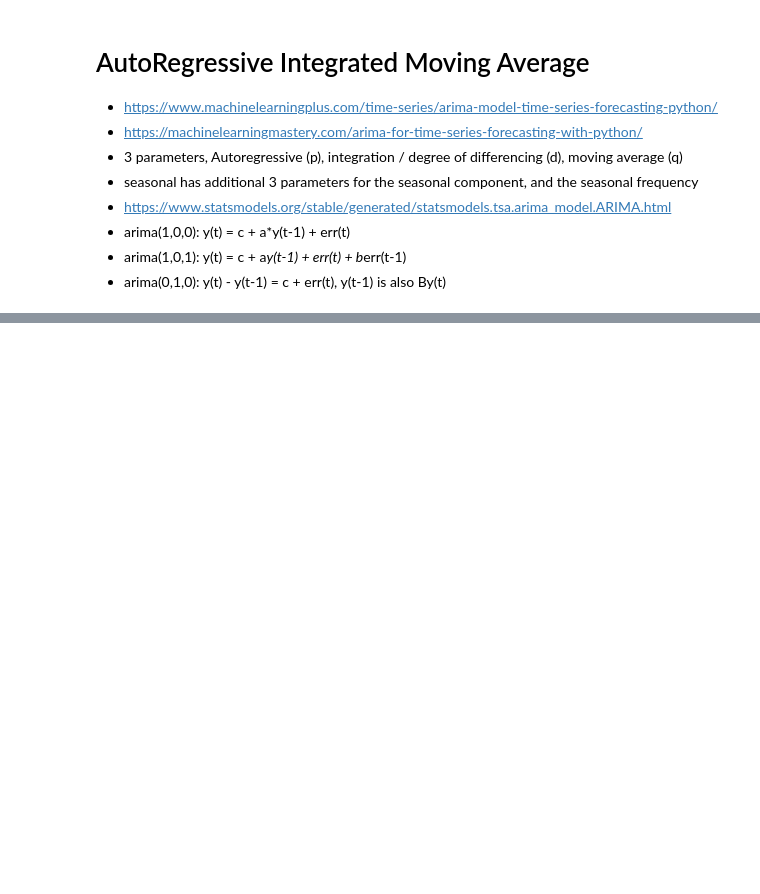
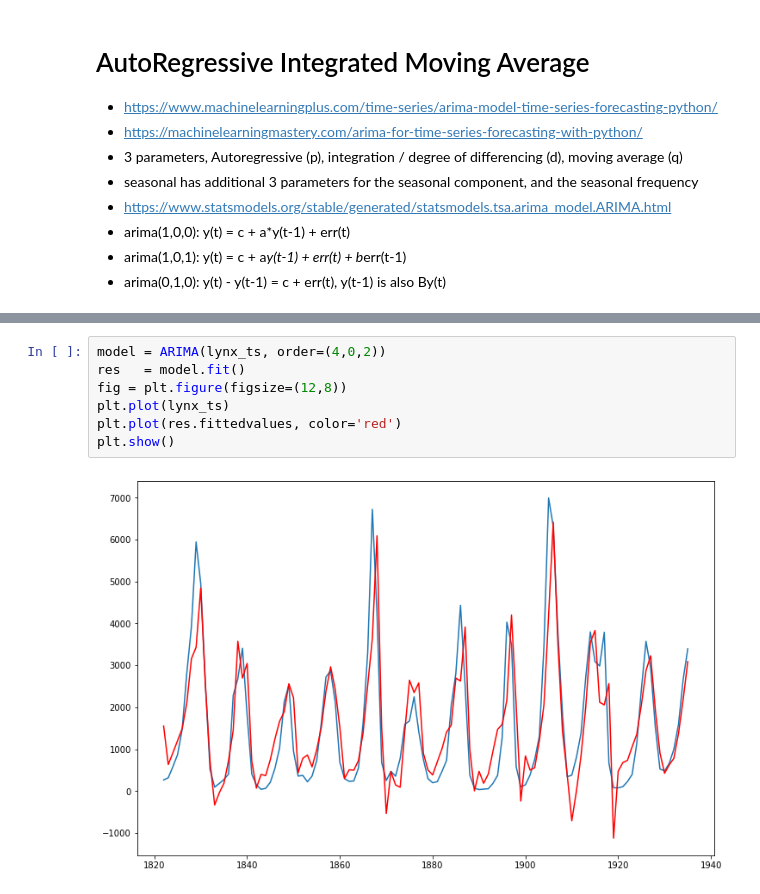
Before and after one commit to darrahts/timeSeriesAnalysis, a Jupyter notebook: arima.ipynb, the cells around one changed output, grey strips where cells are left out. Drawn from its saved outputs; the diff is of its cells as text; blank space fills up the shorter version.

```diff
--- a/arima.ipynb
+++ b/arima.ipynb
@@ -10,0 +45,9 @@
+# %%
+model = ARIMA(lynx_ts, order=(4,0,2))
+res   = model.fit()
+fig = plt.figure(figsize=(12,8))
+plt.plot(lynx_ts)
+plt.plot(res.fittedvalues, color='red')
+plt.show()
+# %% [output]
+[figure, added]
```
Also changed, not shown: parts of 8 cells of this notebook.
